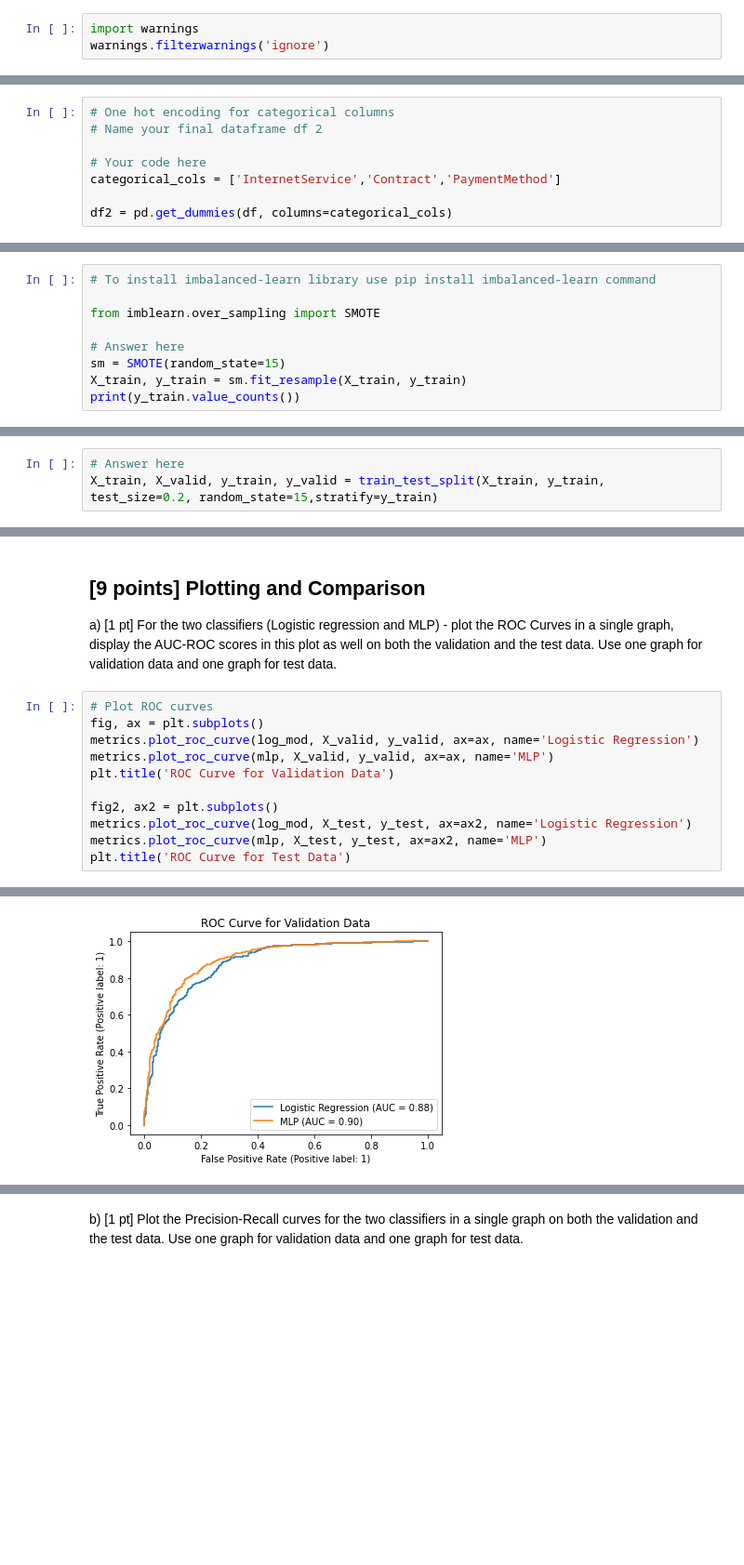
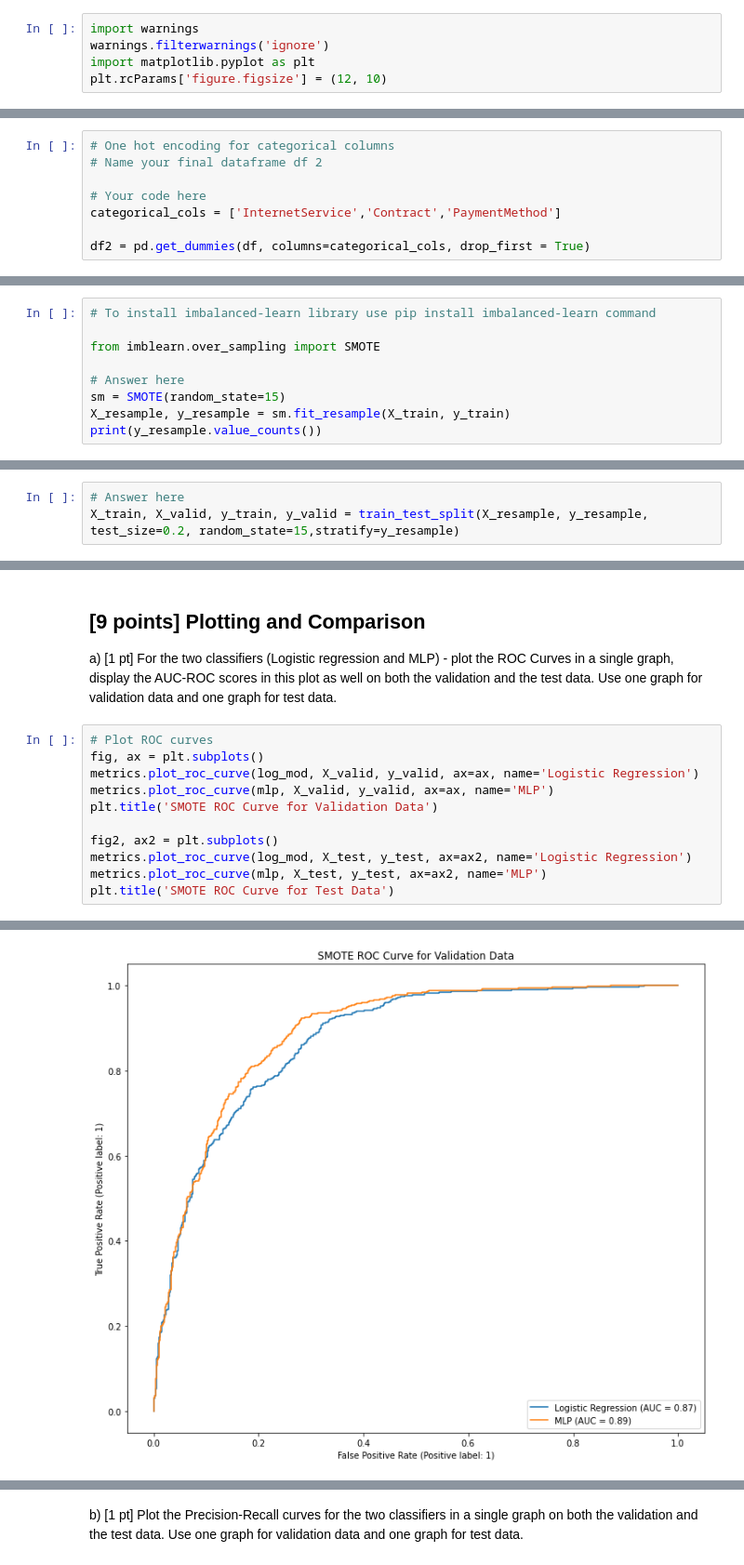
Before and after one commit to acremins1/AML-HW-4, a Jupyter notebook: AML_HW_4-1Final.ipynb, the cells around one changed output, grey strips where cells are left out. Shown: that part at 93% size. Drawn from its saved outputs; the diff is of its cells as text; blank space fills up the shorter version.

```diff
--- a/AML_HW_4-1Final.ipynb
+++ b/AML_HW_4-1Final.ipynb
@@ -27,6 +27,8 @@ EID: amc8738
 # %%
 import warnings
 warnings.filterwarnings('ignore')
+import matplotlib.pyplot as plt
+plt.rcParams['figure.figsize'] = (12, 10)
 # %% [markdown]
 # Question 1: Expected Loss Minimization [10 pts]
 Consider a binary classification problem with the following loss matrix -
@@ -156,7 +158,7 @@ df['gender'].replace({'Female':1,'Male':0},inplace=True)
 # Your code here
 categorical_cols = ['InternetService','Contract','PaymentMethod']
 
-df2 = pd.get_dummies(df, columns=categorical_cols)
+df2 = pd.get_dummies(df, columns=categorical_cols, drop_first = True)
 # %%
 # Scaling
 cols_to_scale = ['tenure','MonthlyCharges','TotalCharges']
@@ -392,8 +432,8 @@ from imblearn.over_sampling import SMOTE
 
 # Answer here
 sm = SMOTE(random_state=15)
-X_train, y_train = sm.fit_resample(X_train, y_train)
-print(y_train.value_counts())
+X_resample, y_resample = sm.fit_resample(X_train, y_train)
+print(y_resample.value_counts())
 # %% [output]
 0    4130
 1    4130
@@ -404,7 +444,7 @@ Name: Churn, dtype: int64
 Note: The 'stratify' parameter can be used for this in the train_test_split function.
 # %%
 # Answer here
-X_train, X_valid, y_train, y_valid = train_test_split(X_train, y_train, test_size=0.2, random_state=15,stratify=y_train)
+X_train, X_valid, y_train, y_valid = train_test_split(X_resample, y_resample, test_size=0.2, random_state=15,stratify=y_resample)
 # %%
 # Number of classes in training Data
 y_train.value_counts()
@@ -488,10 +546,10 @@ a) [1 pt] For the two classifiers (Logistic regression and MLP) - plot the ROC C
 fig, ax = plt.subplots()
 metrics.plot_roc_curve(log_mod, X_valid, y_valid, ax=ax, name='Logistic Regression')
 metrics.plot_roc_curve(mlp, X_valid, y_valid, ax=ax, name='MLP')
-plt.title('ROC Curve for Validation Data')
+plt.title('SMOTE ROC Curve for Validation Data')
 
 fig2, ax2 = plt.subplots()
 metrics.plot_roc_curve(log_mod, X_test, y_test, ax=ax2, name='Logistic Regression')
 metrics.plot_roc_curve(mlp, X_test, y_test, ax=ax2, name='MLP')
-plt.title('ROC Curve for Test Data')
+plt.title('SMOTE ROC Curve for Test Data')
 # %% [output]
@@ -499 +557 @@ Text(0.5, 1.0, 'ROC Curve for Test Data')
-[figure, old version]
+[figure, new version]
```
Also changed, not shown: parts of 19 cells of this notebook.
